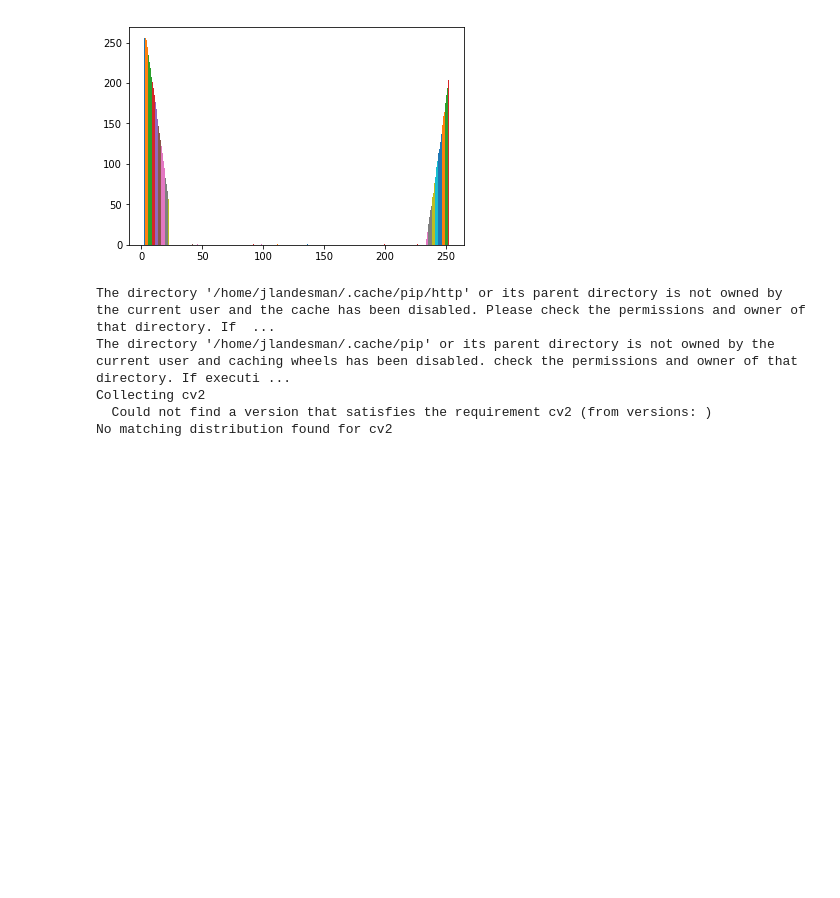
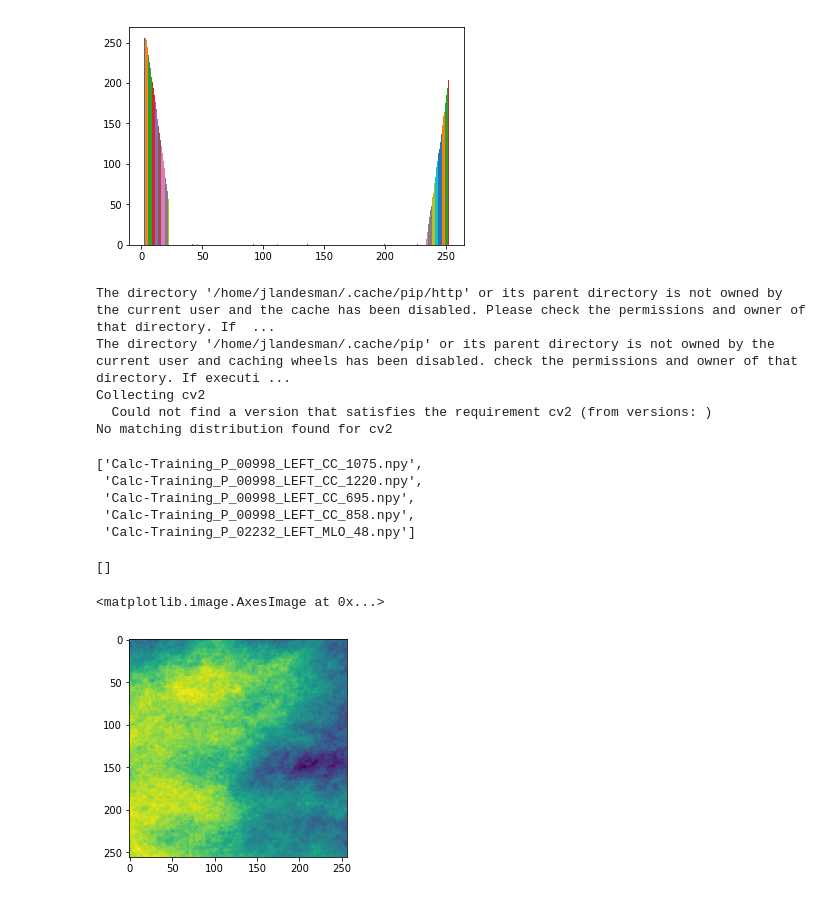
Before and after one commit to jlandesman/mammoGAN, a Jupyter notebook: src/Image Preprocessing.ipynb, the cells around one changed output. Drawn from its saved outputs; the diff is of its cells as text; code cells hidden in the pictures; blank space fills up the shorter version.

```diff
--- a/src/Image Preprocessing.ipynb
+++ b/src/Image Preprocessing.ipynb
@@ -624,0 +664,19 @@ No matching distribution found for cv2
+# %%
+j = os.listdir('/home/jlandesman/data/patches/calcification/no_tumor/')
+# %%
+j[0:5]
+# %% [output]
+['Calc-Training_P_00998_LEFT_CC_1075.npy',
+ 'Calc-Training_P_00998_LEFT_CC_1220.npy',
+ 'Calc-Training_P_00998_LEFT_CC_695.npy',
+ 'Calc-Training_P_00998_LEFT_CC_858.npy',
+ 'Calc-Training_P_02232_LEFT_MLO_48.npy']
+# %%
+[i for i in j if 'FLIP' in i]
+# %% [output]
+[]
+# %%
+plt.imshow(np.load('/home/jlandesman/data/patches/calcification/no_tumor/'+j[1]))
+# %% [output]
+<matplotlib.image.AxesImage at 0x...>
+[figure, added]
```
Also changed, not shown: parts of 21 cells of this notebook, 1 other file.
